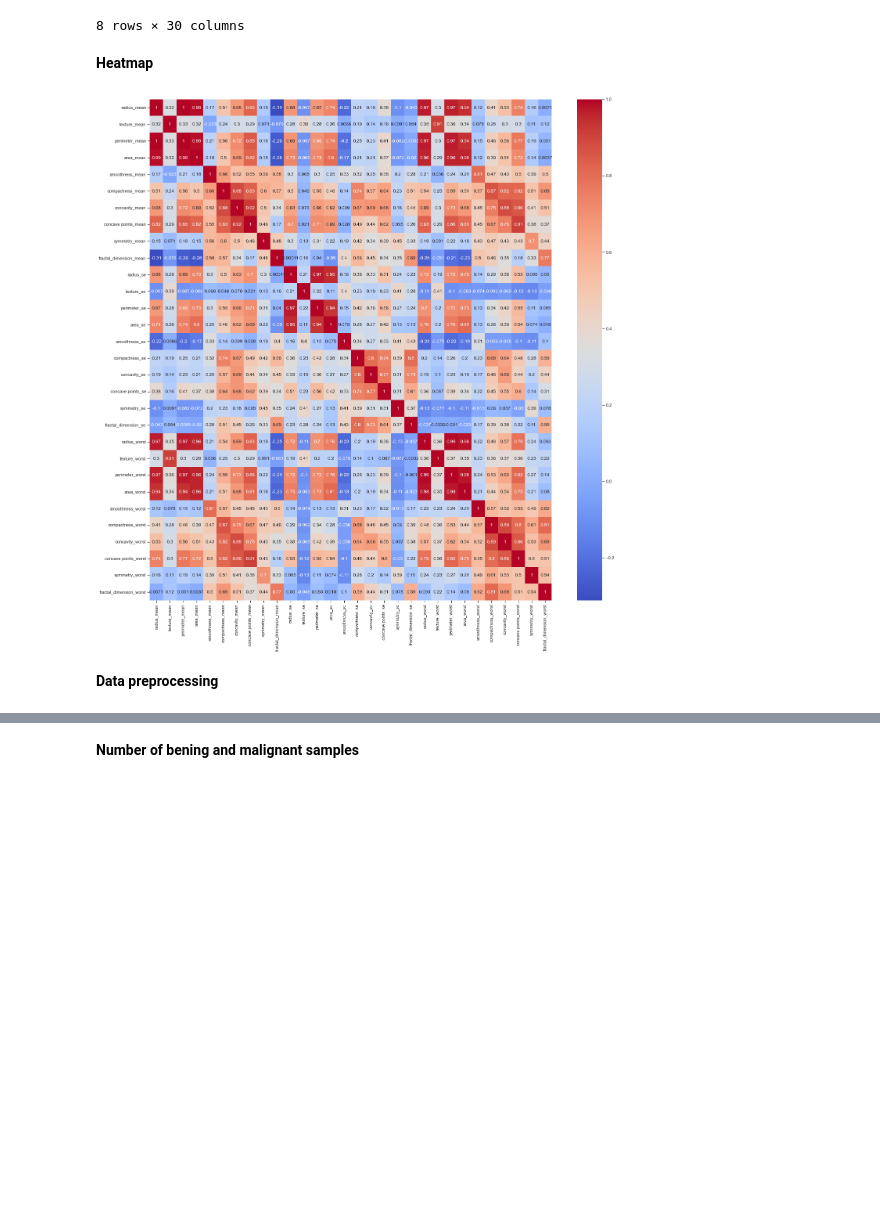
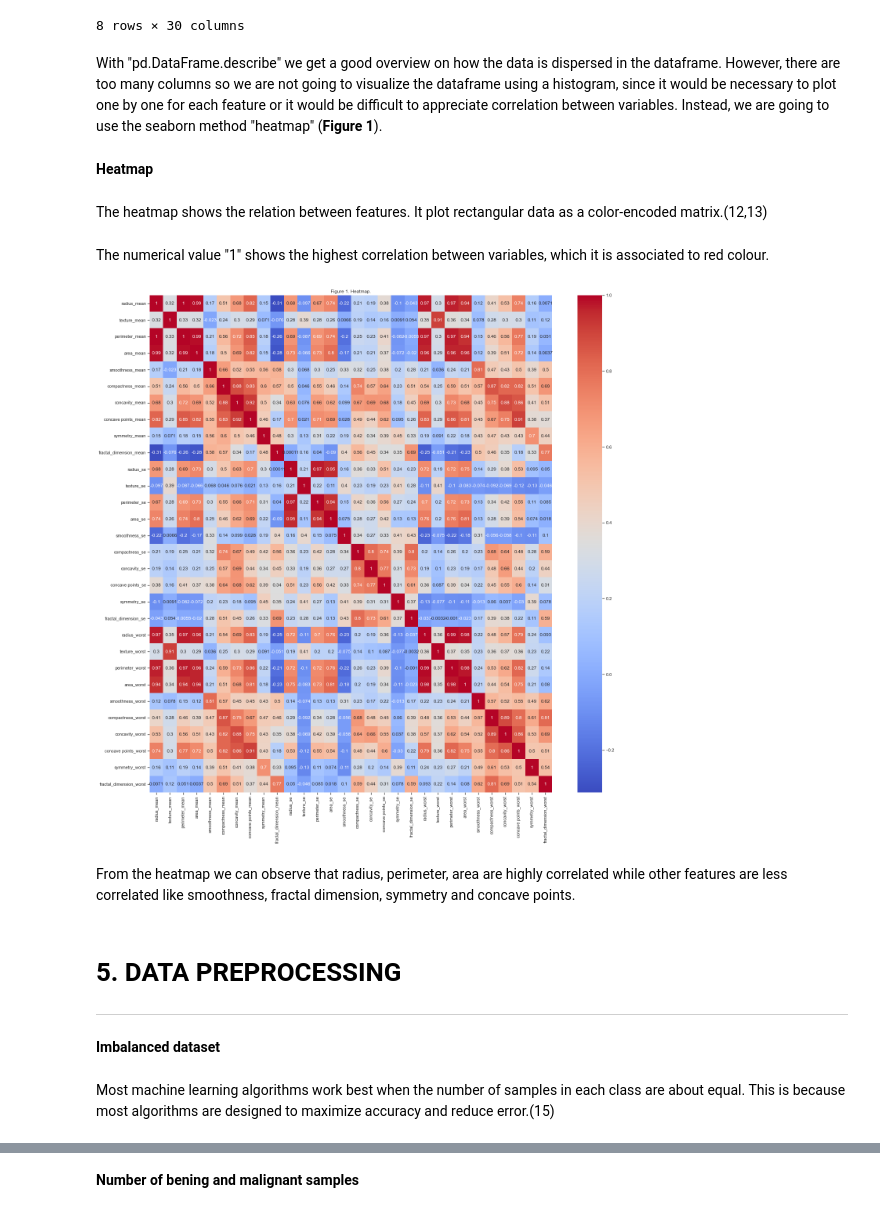
Before and after one commit to RobVergano/PDA22-Project-2, a Jupyter notebook: PDA22 Project 2.ipynb, the cells around one changed output, grey strips where cells are left out. Cells and saved outputs as stored; diff of their text form; code cells hidden in the pictures; blank space fills up the shorter version.

```diff
--- a/PDA22 Project 2.ipynb
+++ b/PDA22 Project 2.ipynb
@@ -101,15 +217,30 @@ pd.DataFrame.describe(ds)
 | 75% | 15.780000 | 21.800000 | 104.100000 | 782.700000 | 0.105300 | 0.130400 | ... |
 | max | 28.110000 | 39.280000 | 188.500000 | 2501.000000 | 0.163400 | 0.345400 | ... |
 8 rows × 30 columns
+# %% [markdown]
+With "pd.DataFrame.describe" we get a good overview on how the data is dispersed in the dataframe. However, there are too many columns so we are not going to visualize the dataframe using a histogram, since it would be necessary to plot one by one for each feature or it would be difficult to appreciate correlation between variables. Instead, we are going to use the seaborn method "heatmap" (**Figure 1**).
 # %% [markdown]
 **Heatmap**
+# %% [markdown]
+The heatmap shows the relation between features. It plot rectangular data as a color-encoded matrix.(12,13)
+# %% [markdown]
+The numerical value "1" shows the highest correlation between variables, which it is associated to red colour.
 # %%
-# Finding correlation among features using sns' heatmap
+# Figure 1. Heatmap.
+# Finding correlation among features using sns' heatmap.(12)
+
 sns.set(style="ticks")
 plt.figure(figsize=(20,20))
-sns.heatmap(ds.corr(),annot=True,cmap='coolwarm')
+
+# "ds.corr()" to find the pairwise correlation of all columns.(14)
+# "annot=true" to write the data value in each cell.(12)
+# "cmap='coolwarm" to specify the pattern for the heatmap.
+sns.heatmap(ds.corr(),annot=True,cmap='coolwarm').set(title="Figure 1. Heatmap.")
 plt.tight_layout()
 # %% [output]
-[figure, old version]
+[figure, new version]
+# %% [markdown]
+From the heatmap we can observe that radius, perimeter, area are highly correlated while other features are less correlated like smoothness, fractal dimension, symmetry and concave points.
 # %% [markdown]
-**Data preprocessing**
+# 5. DATA PREPROCESSING
+***
@@ -119,0 +247,4 @@ plt.tight_layout()
+# %% [markdown]
+**Imbalanced dataset**
+# %% [markdown]
+Most machine learning algorithms work best when the number of samples in each class are about equal. This is because most algorithms are designed to maximize accuracy and reduce error.(15)
```
Also changed, not shown: parts of 259 cells of this notebook.
